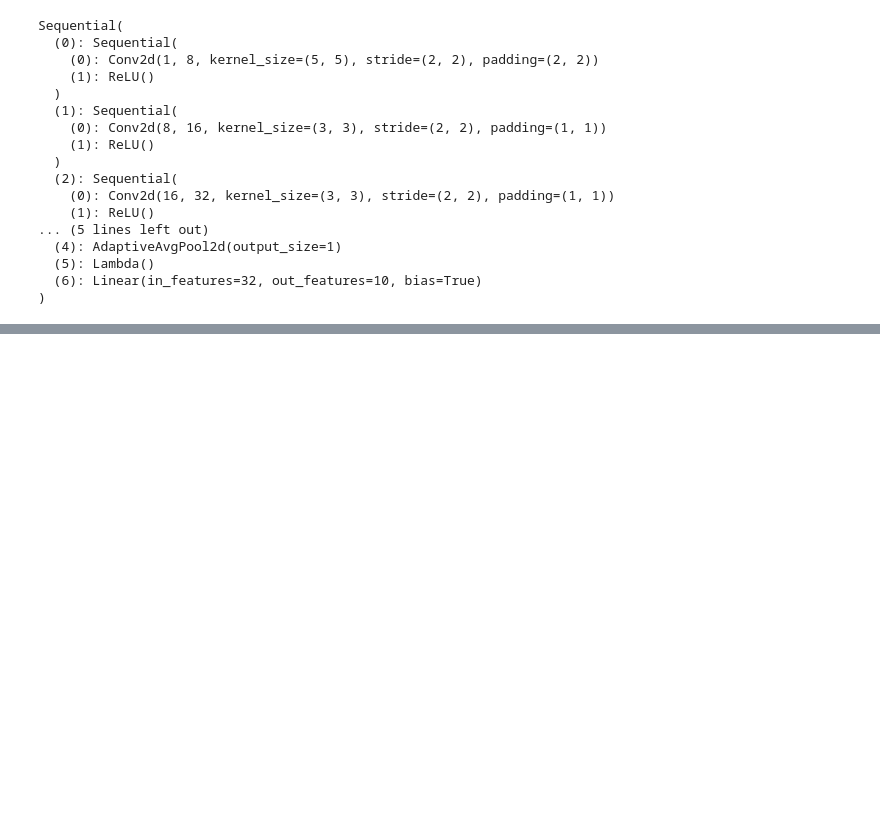
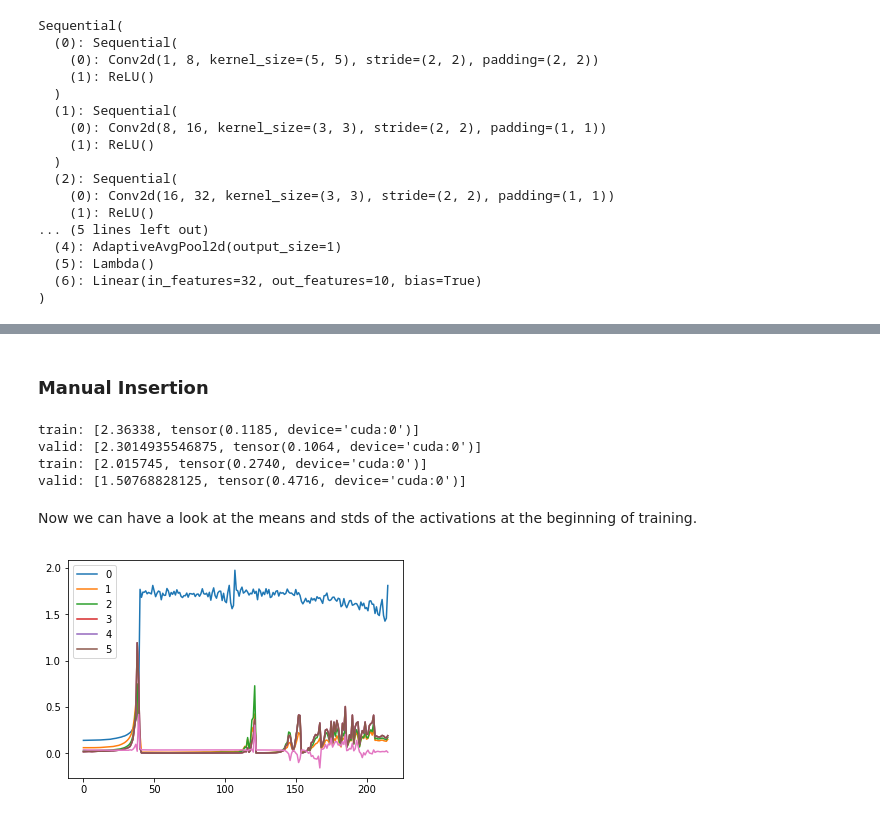
Before and after one commit to Akramz/Impractical-DL, a Jupyter notebook: 02.ipynb, the cells around one changed output, grey strips where cells are left out. Cells and saved outputs as stored; diff of their text form; code cells hidden in the pictures; blank space fills up the shorter version.

```diff
--- a/02.ipynb
+++ b/02.ipynb
@@ -1051,0 +1058,37 @@ valid: [0.615420458984375, tensor(0.8521, device='cuda:0')]
+# %% [markdown]
+### Manual Insertion
+# %%
+class SequentialModel(nn.Module):
+    def __init__(self, *layers):
+        super().__init__()
+        self.layers = nn.ModuleList(layers)
+        self.act_means = [[] for _ in layers]
+        self.act_stds  = [[] for _ in layers]
+
+    def __call__(self, x):
+        for i,l in enumerate(self.layers):
+            x = l(x)
+            self.act_means[i].append(x.data.mean())
+            self.act_stds [i].append(x.data.std ())
+        return x
+
+    def __iter__(self):
+        return iter(self.layers)
+# %%
+model =  SequentialModel(*get_cnn_layers(data, nfs))
+learn, run = get_runner(model, data, lr=0.9, cbs=cbfs)
+# %%
+run.fit(2, learn)
+# %% [output]
+train: [2.36338, tensor(0.1185, device='cuda:0')]
+valid: [2.3014935546875, tensor(0.1064, device='cuda:0')]
+train: [2.015745, tensor(0.2740, device='cuda:0')]
+valid: [1.50768828125, tensor(0.4716, device='cuda:0')]
+# %% [markdown]
+Now we can have a look at the means and stds of the activations at the beginning of training.
+# %%
+for l in model.act_means:
+    plt.plot(l)
+plt.legend(range(6));
+# %% [output]
+[figure, added]
```
Also changed, not shown: parts of 133 cells of this notebook.
